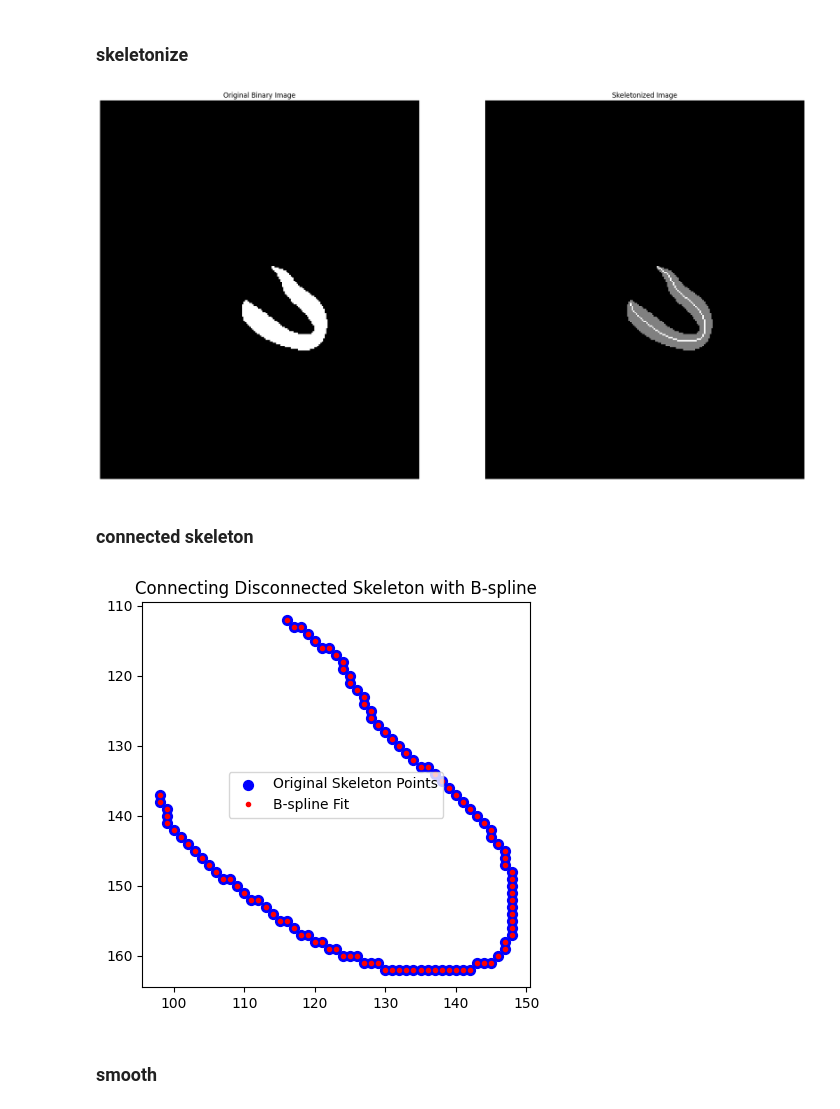
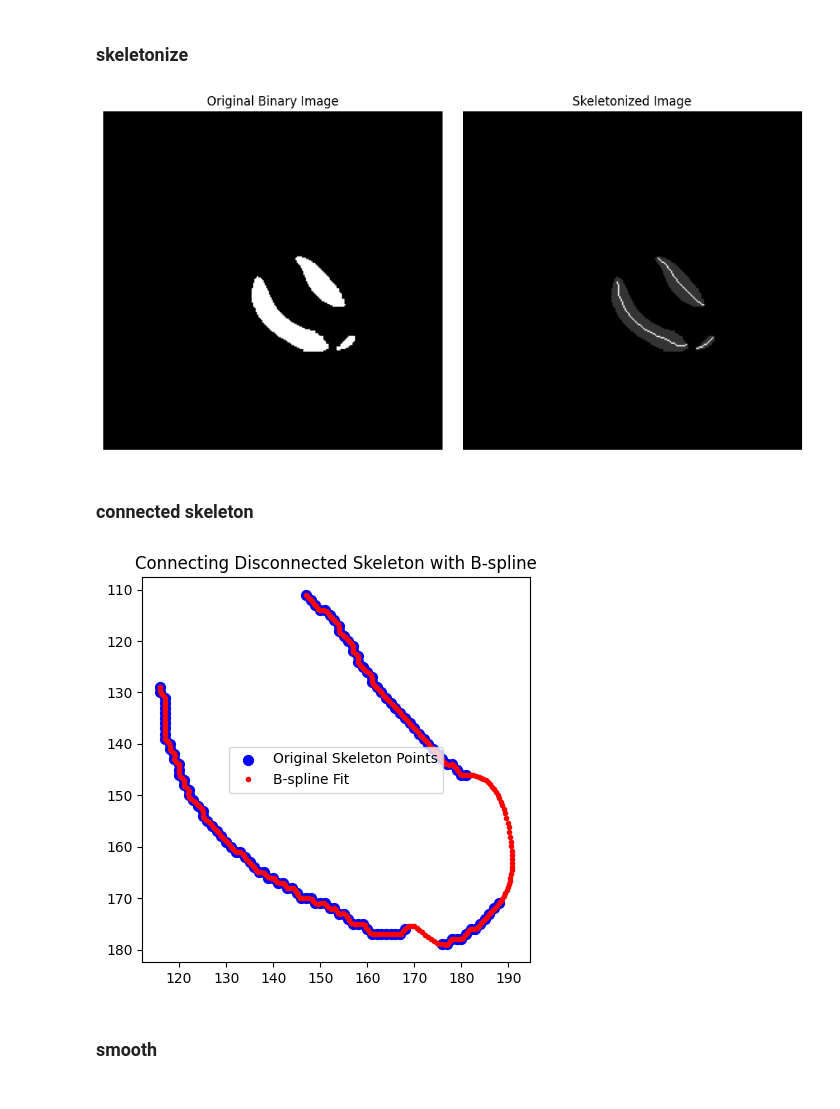
Before and after one commit to zhennongchen/DeepStrain, a Jupyter notebook: main_GLS.ipynb, the cells around one changed output. Saved outputs shown, nothing was run; the diff lists cells and outputs as text; code cells hidden in the pictures.

```diff
--- a/main_GLS.ipynb
+++ b/main_GLS.ipynb
@@ -20,7 +20,7 @@ main_path = '/mnt/camca_NAS/SAM_for_CMR/models/sam_multiview_prompt_text_HF_LAX_
 # %% [markdown]
 ### load segmentation
 # %%
-patient_id = 'ID_0007'
+patient_id = 'ID_0002'
 seg_file = nb.load(os.path.join(main_path,patient_id, 'epoch-100/LAX4_seg_pred.nii.gz'))
 seg_data = seg_file.get_fdata(); seg_data = np.round(seg_data).astype(np.int)
 print(seg_data.shape)
@@ -80,6 +80,7 @@ def filter_components(binary_image, threshold):
 # threshold is an integer, e.g., 50
 labeled_array1, num_components1, component_pixels1, component_pixel_counts1, filtered_image = filter_components(binary_image, threshold = 30)
 labeled_array, num_components, component_pixels, component_pixel_counts, filtered_image = filter_components(filtered_image, threshold = 30)
+filtered_image = filtered_image.astype(np.int)
 # Plot original labeled image and filtered image side by side
 fig, axes = plt.subplots(1, 2, figsize=(8,4))
 
@@ -99,0 +105,10 @@ plt.show()
+# %%
+from skimage.morphology import binary_dilation, binary_erosion, square
+dilated_image = binary_dilation(filtered_image, selem = square(2))
+closed_image =  binary_erosion(dilated_image, selem = square(2))
+labeled_array, num_components, component_pixels, component_pixel_counts, filtered_image = filter_components(closed_image, threshold = 30)
+filtered_image = filtered_image.astype(np.int)
+fig = plt.Figure(figsize=(3,3))
+plt.imshow(labeled_array, cmap='nipy_spectral')
+plt.title(f'Filtered Image with {num_components} Components')
+plt.axis('off')
@@ -127,23 +147,23 @@ for label in range(1, num_components + 1):
 # Convert the list to a NumPy array
 all_skeleton_points = np.array(all_skeleton_points)
 new_seg = np.copy(filtered_image)
-new_seg[all_skeleton_points[:,0],all_skeleton_points[:,1]] = 2
+new_seg[all_skeleton_points[:,0],all_skeleton_points[:,1]] = 5
 # %%
-fig, axes = plt.subplots(1, 2, figsize=(20,10), sharex=True, sharey=True)
+fig, axes = plt.subplots(1, 2, figsize=(10,5), sharex=True, sharey=True)
 ax = axes.ravel()
 
 ax[0].imshow(filtered_image, cmap='gray')
 ax[0].set_title('Original Binary Image')
 ax[0].axis('off')
 
 ax[1].imshow(new_seg, cmap='gray')
 ax[1].set_title('Skeletonized Image')
 ax[1].axis('off')
 
 plt.tight_layout()
 plt.show()
 # %% [output]
-[figure, old version]
+[figure, new version]
 # %% [markdown]
 ### connected skeleton
 # %%
@@ -184,7 +204,7 @@ def connect_skeleton_points_2d(all_skeleton_points, num_points=300):
     x_sorted, y_sorted = sort_points_by_shortest_path(x, y)
 
     # Apply B-spline fitting on the sorted coordinates
-    tck, u = splprep([x_sorted, y_sorted], s=0)
+    tck, u = splprep([x_sorted, y_sorted], s=0, k=2)
 
     # Generate new points along the B-spline
     u_new = np.linspace(0, 1, num_points)
@@ -214,7 +234,7 @@ plt.title('Connecting Disconnected Skeleton with B-spline')
 plt.legend()
 plt.show()
 # %% [output]
-[figure, old version]
+[figure, new version]
 # %% [markdown]
 ### smooth
 # %%
```
Also changed, not shown: parts of 6 cells of this notebook.
